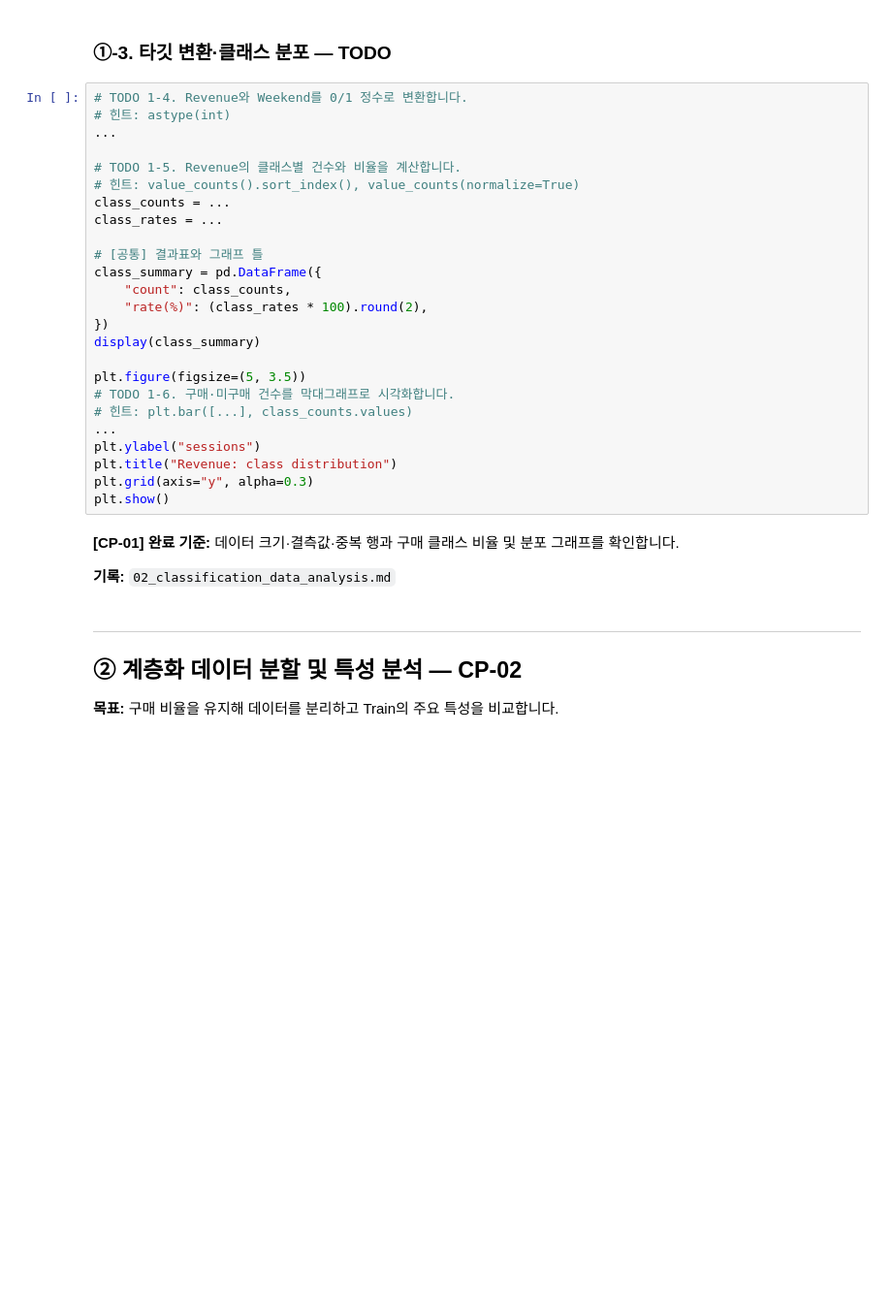
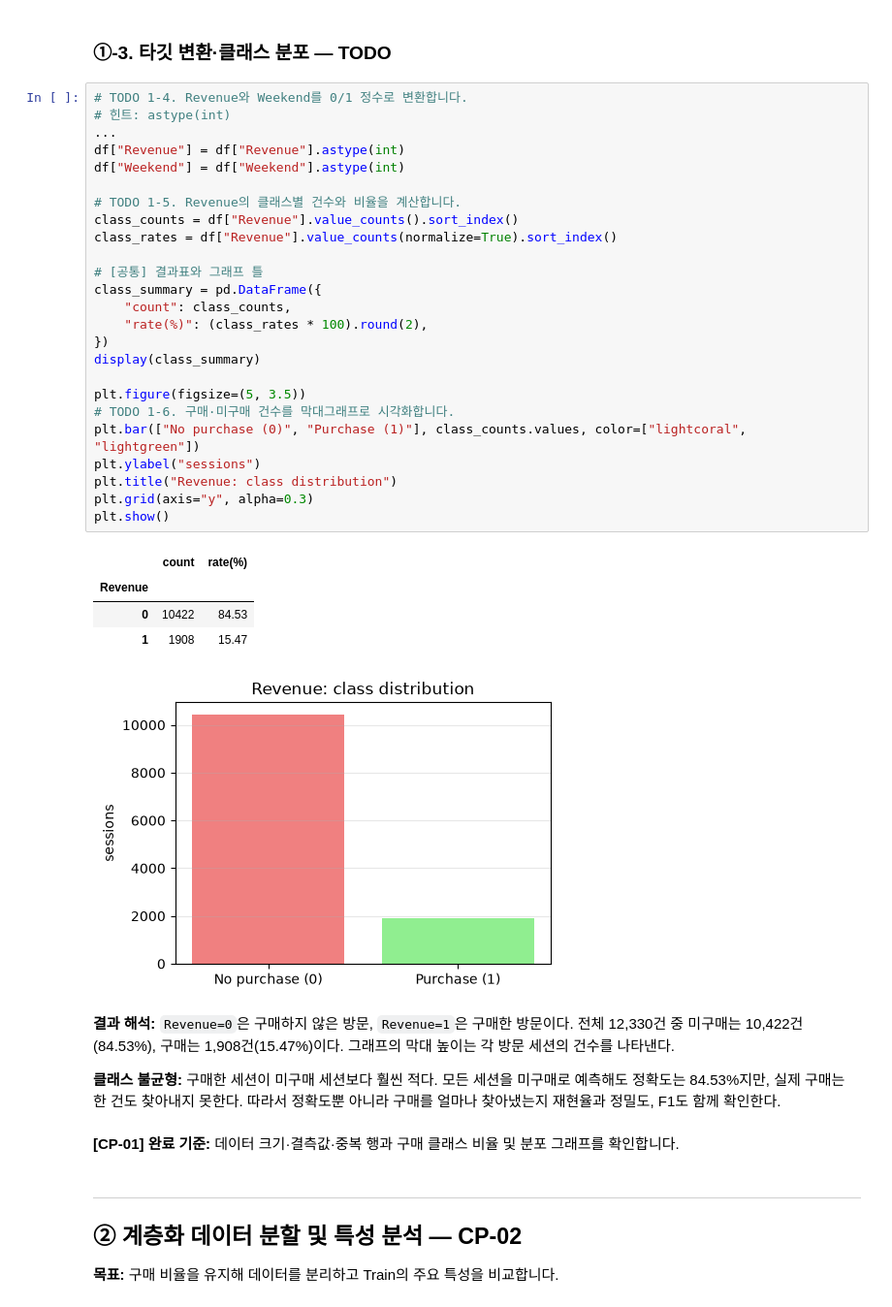
Before and after one commit to jaemin-devlog/ai-mini-projects, a Jupyter notebook: mini-project-01/code/02_classification_online_shopping.ipynb, the cells around one changed output. Shown at 97% size. Saved outputs shown, nothing was run; the diff lists cells and outputs as text; blank space fills up the shorter version.

```diff
--- a/mini-project-01/code/02_classification_online_shopping.ipynb
+++ b/mini-project-01/code/02_classification_online_shopping.ipynb
@@ -76,32 +160,40 @@ plt.show()
 # %%
 # TODO 1-4. Revenue와 Weekend를 0/1 정수로 변환합니다.
 # 힌트: astype(int)
 ...
+df["Revenue"] = df["Revenue"].astype(int)
+df["Weekend"] = df["Weekend"].astype(int)
 
 # TODO 1-5. Revenue의 클래스별 건수와 비율을 계산합니다.
-# 힌트: value_counts().sort_index(), value_counts(normalize=True)
-class_counts = ...
-class_rates = ...
+class_counts = df["Revenue"].value_counts().sort_index()
+class_rates = df["Revenue"].value_counts(normalize=True).sort_index()
 
 # [공통] 결과표와 그래프 틀
 class_summary = pd.DataFrame({
     "count": class_counts,
     "rate(%)": (class_rates * 100).round(2),
 })
 display(class_summary)
 
 plt.figure(figsize=(5, 3.5))
 # TODO 1-6. 구매·미구매 건수를 막대그래프로 시각화합니다.
-# 힌트: plt.bar([...], class_counts.values)
-...
+plt.bar(["No purchase (0)", "Purchase (1)"], class_counts.values, color=["lightcoral", "lightgreen"])
 plt.ylabel("sessions")
 plt.title("Revenue: class distribution")
 plt.grid(axis="y", alpha=0.3)
 plt.show()
+# %% [output]
+|  | count | rate(%) |
+| Revenue |  |  |
+| 0 | 10422 | 84.53 |
+| 1 | 1908 | 15.47 |
+[figure, added]
+# %% [markdown]
+**결과 해석:** `Revenue=0`은 구매하지 않은 방문, `Revenue=1`은 구매한 방문이다. 전체 12,330건 중 미구매는 10,422건(84.53%), 구매는 1,908건(15.47%)이다. 그래프의 막대 높이는 각 방문 세션의 건수를 나타낸다.
+
+**클래스 불균형:** 구매한 세션이 미구매 세션보다 훨씬 적다. 모든 세션을 미구매로 예측해도 정확도는 84.53%지만, 실제 구매는 한 건도 찾아내지 못한다. 따라서 정확도뿐 아니라 구매를 얼마나 찾아냈는지 재현율과 정밀도, F1도 함께 확인한다.
 # %% [markdown]
 **[CP-01] 완료 기준:** 데이터 크기·결측값·중복 행과 구매 클래스 비율 및 분포 그래프를 확인합니다.
-
-**기록:** `02_classification_data_analysis.md`
 # %% [markdown]
 ---
 ## ② 계층화 데이터 분할 및 특성 분석 — CP-02
```
Also changed, not shown: parts of 5 cells of this notebook.
